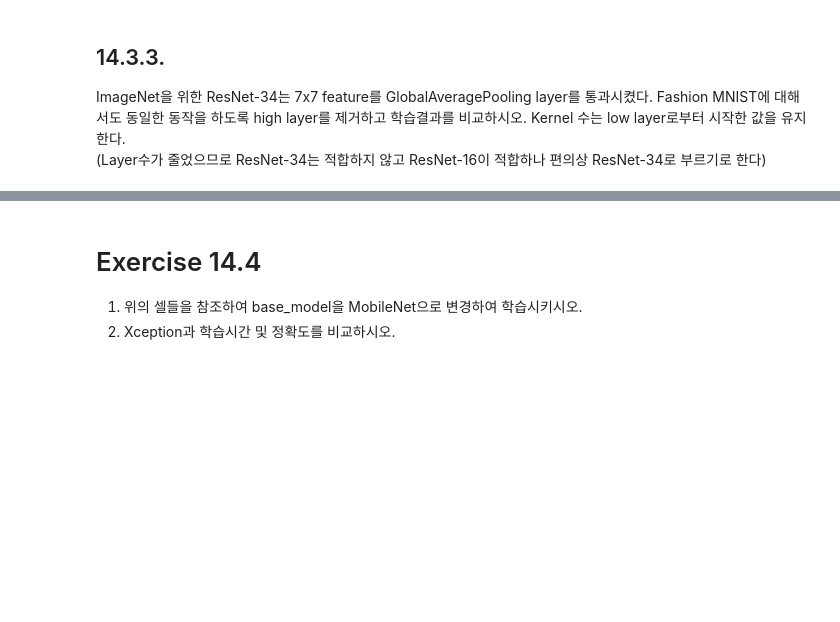
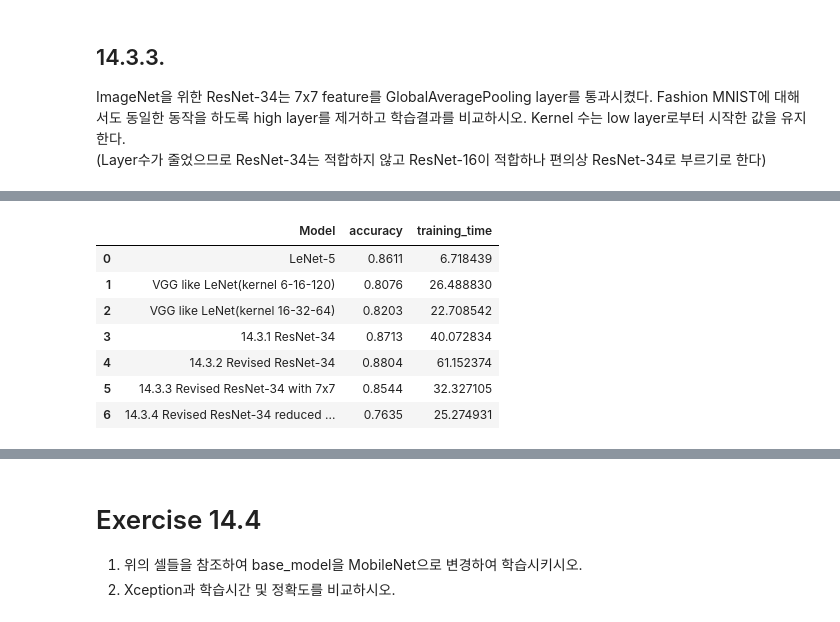
Before and after one commit to unbroken2650/24-1-Artificial-Neural-Networks, a Jupyter notebook: Assignments/14_deep_computer_vision_with_cnns_20192650_한수호.ipynb, the cells around one changed output, grey strips where cells are left out. Saved outputs shown, nothing was run; the diff lists cells and outputs as text; code cells hidden in the pictures; blank space fills up the shorter version.

```diff
--- a/Assignments/14_deep_computer_vision_with_cnns_20192650_한수호.ipynb
+++ b/Assignments/14_deep_computer_vision_with_cnns_20192650_한수호.ipynb
@@ -580,0 +816,23 @@ model4d =
+# %%
+# Ex. 14.3.4
+# Modify ResNet-34
+
+tf.keras.backend.clear_session()
+
+model4d = tf.keras.Sequential([
+    DefaultConv2D(64, kernel_size=1, strides=1, input_shape=[28, 28, 1]),
+    layers.BatchNormalization(),
+    layers.Activation("relu"),
+    layers.MaxPooling2D(pool_size=3, strides=2, padding="same"),
+])
+
+prev_filters = 64
+for filters in [64] * 2 + [128] * 3:
+    strides = 1 if filters == prev_filters else 2
+    model4d.add(ResidualUnit(filters, strides=strides))
+    prev_filters = filters
+
+model4d.add(layers.GlobalAveragePooling2D())
+model4d.add(layers.Flatten())
+model4d.add(layers.Dense(10, activation="softmax"))
+model4d.summary()
@@ -580,0 +857,16 @@ model4d =
+# %%
+# Compile, train and evaluate
+# Compile, train and evaluate
+n_epoch = 10
+model4d.compile(optimizer='adam', loss='sparse_categorical_crossentropy', metrics=['accuracy'])
+
+start_time = time.time()
+history = model4d.fit(X_train, y_train, epochs=n_epoch,
+                      validation_data=(X_valid, y_valid), batch_size=BATCH_SIZE)
+end_time = time.time()
+
+score = model4d.evaluate(X_test, y_test)
+
+result['accuracy'].append(score[1])
+result['training_time'].append(end_time-start_time)
+result['Model'].append('14.3.4 Revised ResNet-34 reduced layers')
@@ -580,0 +891,12 @@ model4d =
+# %%
+results_df = pd.DataFrame(result)
+display(results_df)
+# %% [output]
+|  | Model | accuracy | training_time |
+| 0 | LeNet-5 | 0.8611 | 6.718439 |
+| 1 | VGG like LeNet(kernel 6-16-120) | 0.8076 | 26.488830 |
+| 2 | VGG like LeNet(kernel 16-32-64) | 0.8203 | 22.708542 |
+| 3 | 14.3.1 ResNet-34 | 0.8713 | 40.072834 |
+| 4 | 14.3.2 Revised ResNet-34 | 0.8804 | 61.152374 |
+| 5 | 14.3.3 Revised ResNet-34 with 7x7 | 0.8544 | 32.327105 |
+| 6 | 14.3.4 Revised ResNet-34 reduced ... | 0.7635 | 25.274931 |
```
Also changed, not shown: parts of 48 cells of this notebook.
